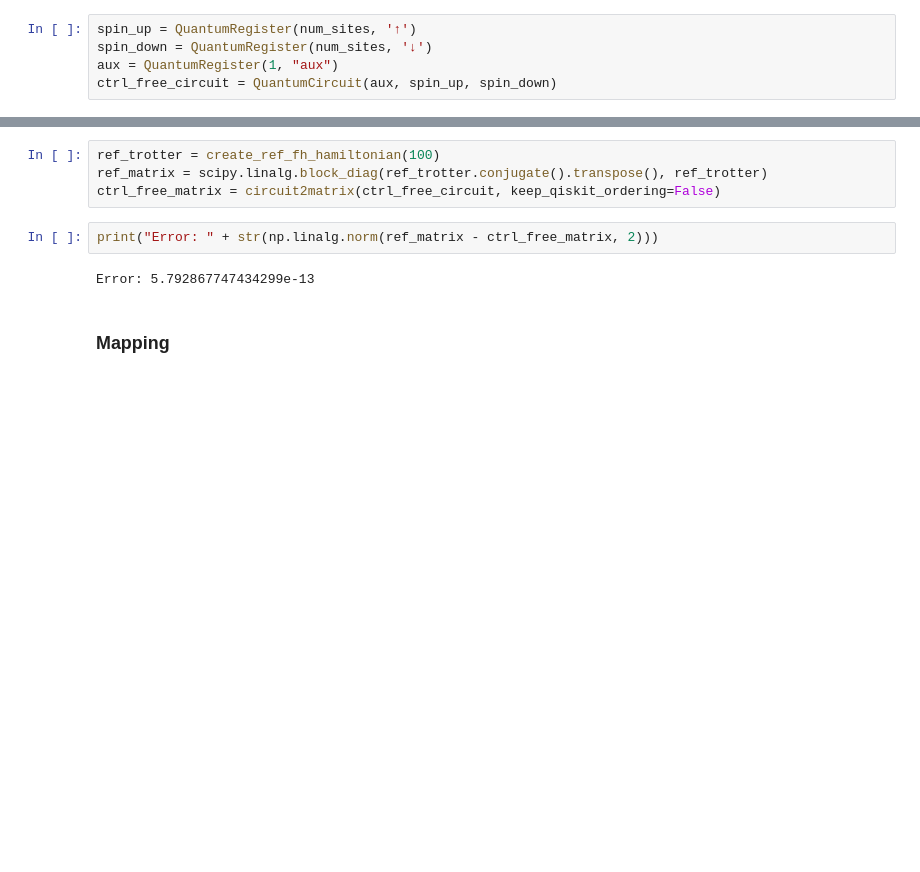
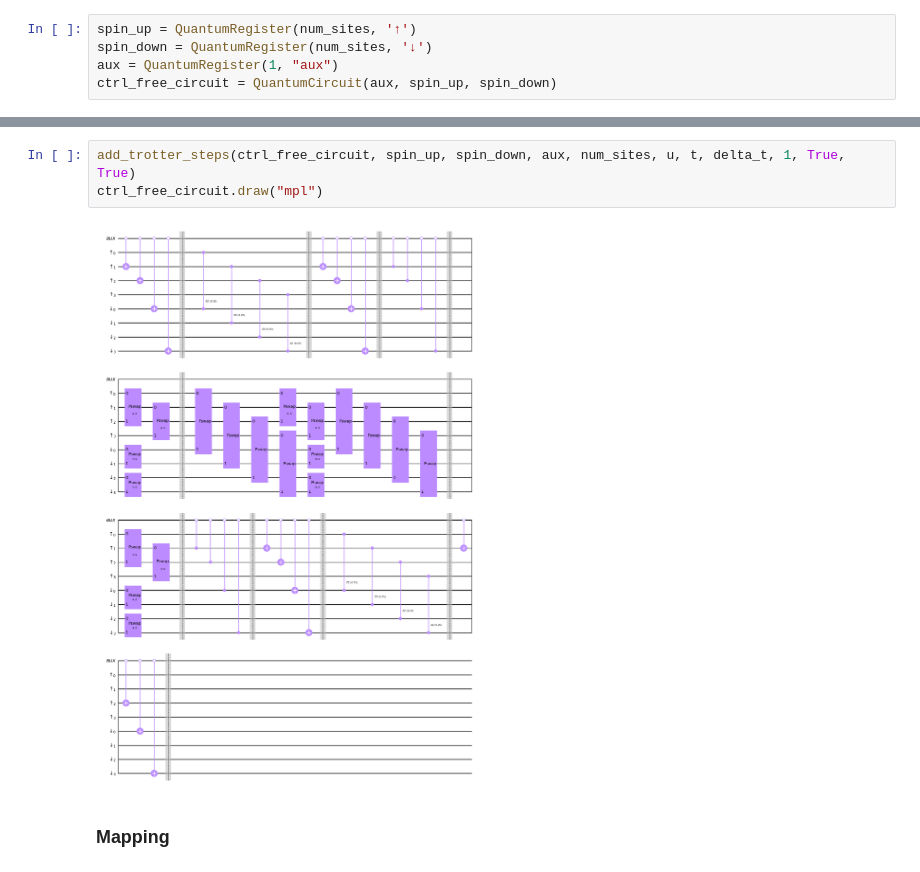
Before and after one commit to thilomueller/QETU, a Jupyter notebook: 2x2_lattice.ipynb, the cells around one changed output, grey strips where cells are left out. Drawn from its saved outputs; the diff is of its cells as text; blank space fills up the shorter version.

```diff
--- a/2x2_lattice.ipynb
+++ b/2x2_lattice.ipynb
@@ -392,11 +88,8 @@ for _ in range(n):
-# %%
-ref_trotter = create_ref_fh_hamiltonian(100)
-ref_matrix = scipy.linalg.block_diag(ref_trotter.conjugate().transpose(), ref_trotter)
-ctrl_free_matrix = circuit2matrix(ctrl_free_circuit, keep_qiskit_ordering=False)
-# %%
-print("Error: " + str(np.linalg.norm(ref_matrix - ctrl_free_matrix, 2)))
-# %% [output]
-Error: 5.792867747434299e-13
+# %%
+add_trotter_steps(ctrl_free_circuit, spin_up, spin_down, aux, num_sites, u, t, delta_t, 1, True, True)
+ctrl_free_circuit.draw("mpl")
+# %% [output]
+[figure, added]
 # %% [markdown]
 ### Mapping
 # %%
```
Also changed, not shown: parts of 20 cells of this notebook, 2 other files.
